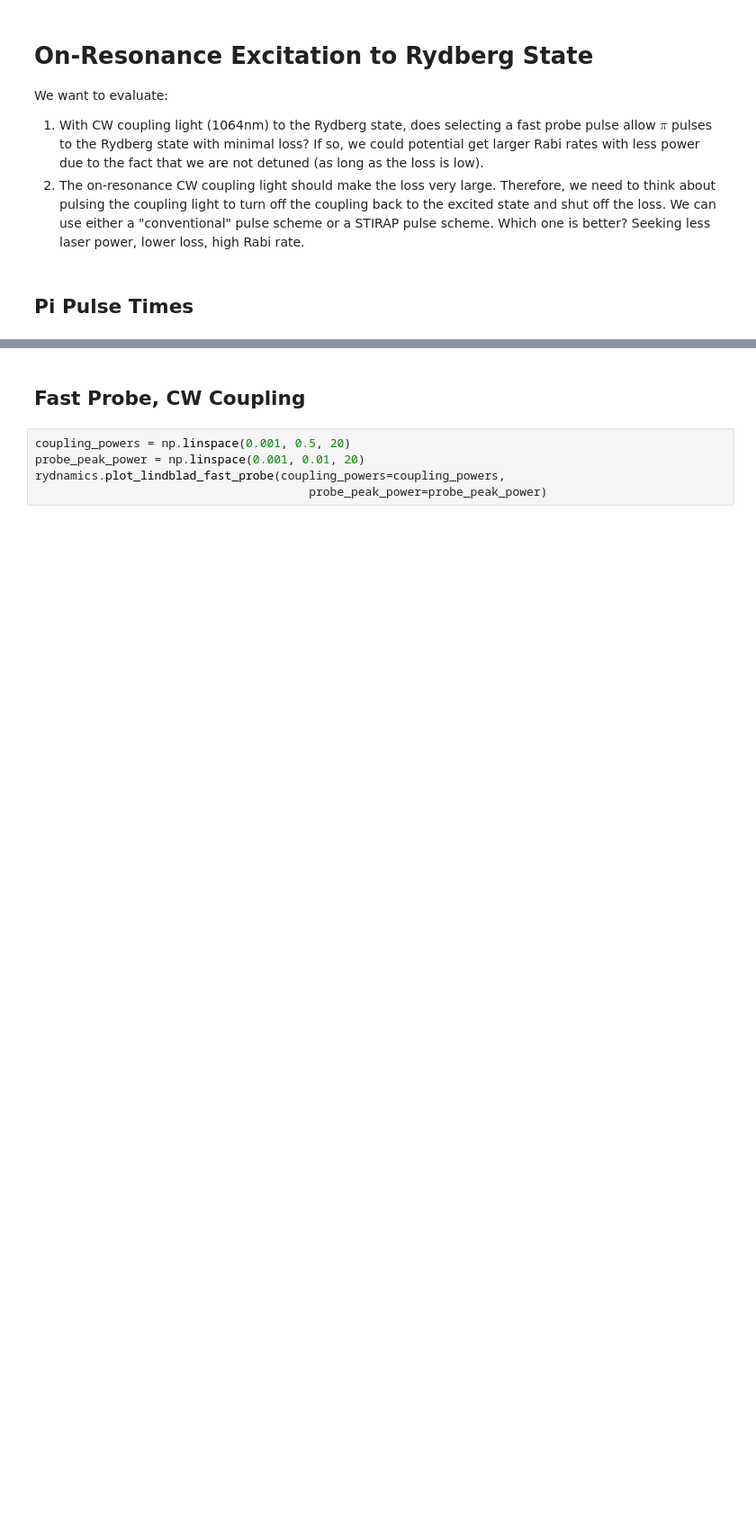
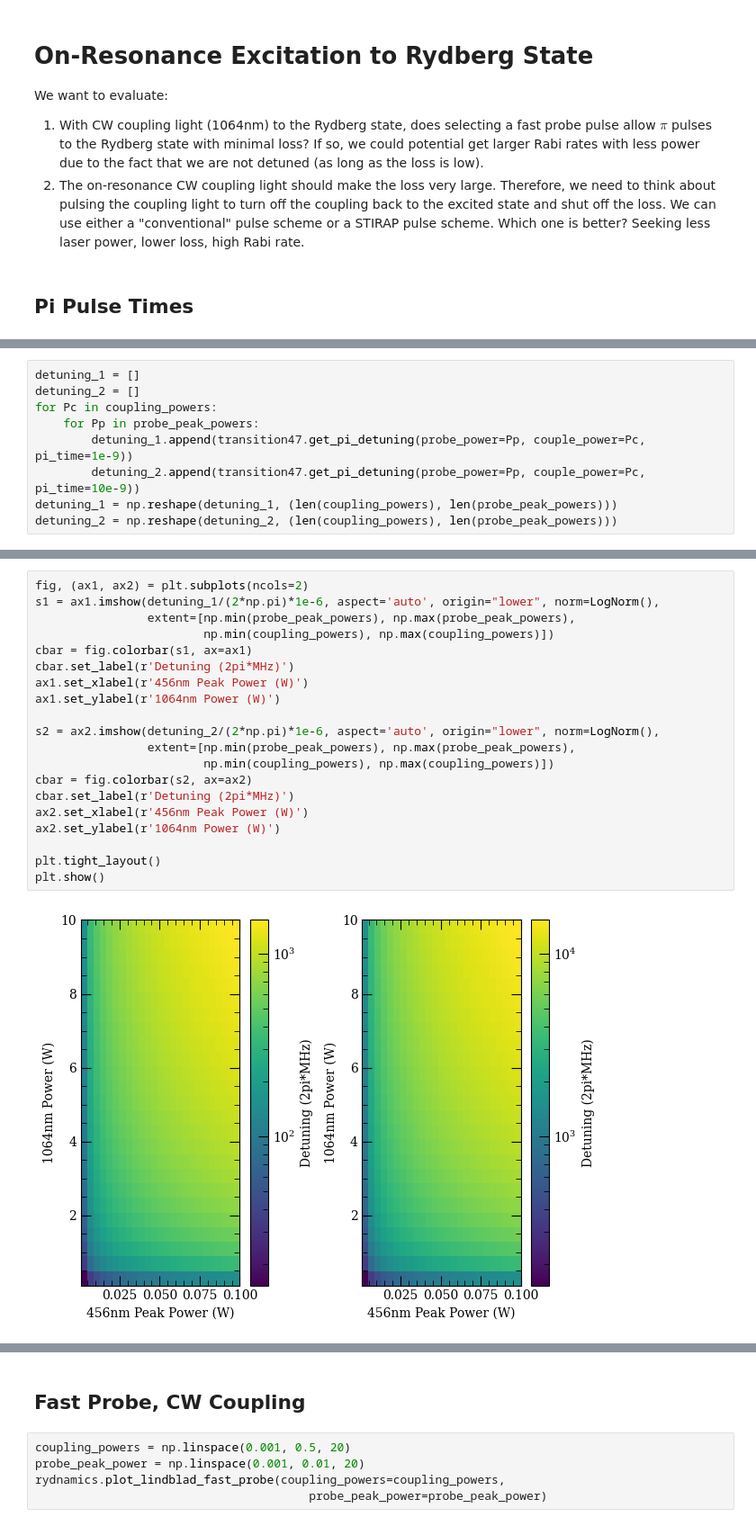
Before and after one commit to npeard/mmwave-calcs, a Jupyter notebook: notebooks/RydbergSTIRAP.ipynb, the cells around one changed output, grey strips where cells are left out. Shown at 90% size. Drawn from its saved outputs; the diff is of its cells as text; blank space fills up the shorter version.

Commit message:
detuning for pi time, balanced power calculation

```diff
--- a/notebooks/RydbergSTIRAP.ipynb
+++ b/notebooks/RydbergSTIRAP.ipynb
@@ -120,0 +107,9 @@ time: 809 ms (started: 2024-05-02 10:22:14 -07:00)
+# %%
+detuning_1 = []
+detuning_2 = []
+for Pc in coupling_powers:
+    for Pp in probe_peak_powers:
+        detuning_1.append(transition47.get_pi_detuning(probe_power=Pp, couple_power=Pc, pi_time=1e-9))
+        detuning_2.append(transition47.get_pi_detuning(probe_power=Pp, couple_power=Pc, pi_time=10e-9))
+detuning_1 = np.reshape(detuning_1, (len(coupling_powers), len(probe_peak_powers)))
+detuning_2 = np.reshape(detuning_2, (len(coupling_powers), len(probe_peak_powers)))
@@ -120,0 +118,22 @@ time: 809 ms (started: 2024-05-02 10:22:14 -07:00)
+# %%
+fig, (ax1, ax2) = plt.subplots(ncols=2)
+s1 = ax1.imshow(detuning_1/(2*np.pi)*1e-6, aspect='auto', origin="lower", norm=LogNorm(),
+                extent=[np.min(probe_peak_powers), np.max(probe_peak_powers),
+                        np.min(coupling_powers), np.max(coupling_powers)])
+cbar = fig.colorbar(s1, ax=ax1)
+cbar.set_label(r'Detuning (2pi*MHz)')
+ax1.set_xlabel(r'456nm Peak Power (W)')
+ax1.set_ylabel(r'1064nm Power (W)')
+
+s2 = ax2.imshow(detuning_2/(2*np.pi)*1e-6, aspect='auto', origin="lower", norm=LogNorm(),
+                extent=[np.min(probe_peak_powers), np.max(probe_peak_powers),
+                        np.min(coupling_powers), np.max(coupling_powers)])
+cbar = fig.colorbar(s2, ax=ax2)
+cbar.set_label(r'Detuning (2pi*MHz)')
+ax2.set_xlabel(r'456nm Peak Power (W)')
+ax2.set_ylabel(r'1064nm Power (W)')
+
+plt.tight_layout()
+plt.show()
+# %% [output]
+[figure, added]
```
Also changed, not shown: parts of 13 cells of this notebook, 2 other files.
